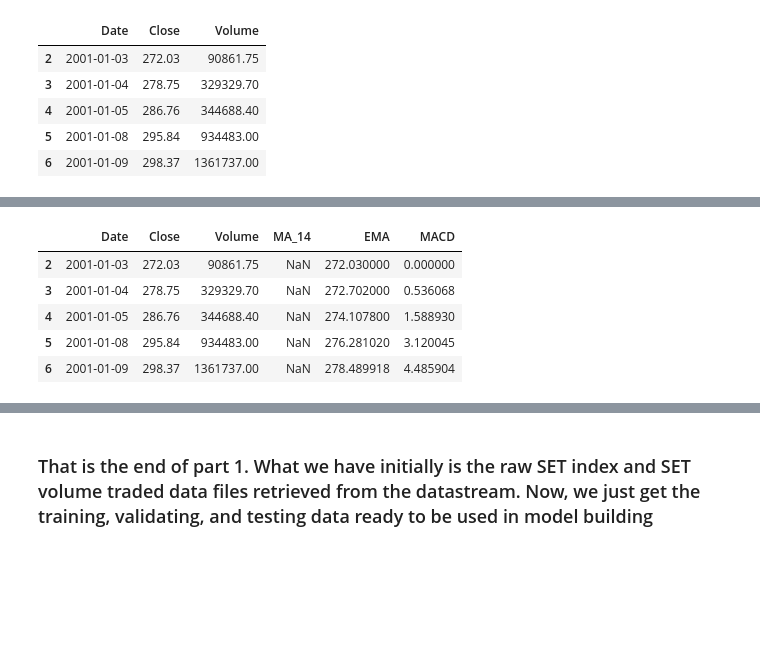
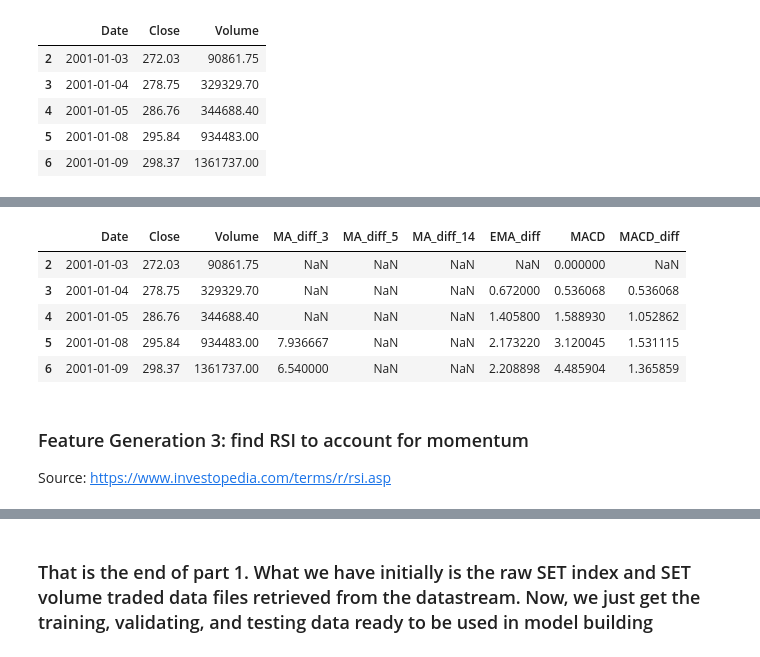
Before and after one commit to GoodDee/Seminar_Project_EE439, a Jupyter notebook: Model_V0.ipynb, the cells around one changed output, grey strips where cells are left out. Saved outputs shown, nothing was run; the diff lists cells and outputs as text; code cells hidden in the pictures; blank space fills up the shorter version.

```diff
--- a/Model_V0.ipynb
+++ b/Model_V0.ipynb
@@ -64,12 +64,3 @@ SET_IDX.head()
 | 4 | 2001-01-05 | 286.76 | 344688.40 |
 | 5 | 2001-01-08 | 295.84 | 934483.00 |
 | 6 | 2001-01-09 | 298.37 | 1361737.00 |
-# %%
-# Feature Generation 1: find 14-day EMA and EMA to extract the trend from the data
-## Source: https://www.datacamp.com/community/tutorials/moving-averages-in-pandas
-## Source: https://pandas.pydata.org/pandas-docs/stable/reference/api/pandas.DataFrame.ewm.html
-
-SET_IDX['MA_14'] = SET_IDX.loc[:,'Close'].rolling(window=14).mean()
-SET_IDX['EMA'] = SET_IDX.loc[:, 'Close'].ewm(span=19, adjust=False).mean()
-
-SET_IDX.head()
@@ -83,3 +66,0 @@ SET_IDX.head()
-# %%
-SET_IDX['MA_5'] = SET_IDX.loc[:,'Close'].rolling(window=3).mean()
-SET_IDX['MA_10'] = SET_IDX.loc[:,'Close'].rolling(window=3).mean()
@@ -85,0 +106,15 @@ SET_IDX['MA_10'] = SET_IDX.loc[:,'Close'].rolling(window=3).mean()
+# %%
+## Here, we generate SMA of 3 periods, 5 periods and 14 periods, together with EMA of alpha around 0.9.
+## We use first-differenced variables into our model.
+
+MA_3 = SET_IDX.loc[:,'Close'].rolling(window=3).mean()
+MA_5 = SET_IDX.loc[:,'Close'].rolling(window=5).mean()
+MA_14 = SET_IDX.loc[:,'Close'].rolling(window=14).mean()
+EMA = SET_IDX.loc[:, 'Close'].ewm(span=19, adjust=False).mean()
+
+SET_IDX['MA_diff_3'] = MA_3.diff()
+SET_IDX['MA_diff_5'] = MA_5.diff()
+SET_IDX['MA_diff_14'] = MA_14.diff()
+SET_IDX['EMA_diff'] = EMA.diff()
+
+SET_IDX.head()
@@ -86,17 +152,21 @@ SET_IDX['MA_10'] = SET_IDX.loc[:,'Close'].rolling(window=3).mean()
 # %%
 # Feature Generation 2: Find MACD and RSI to account for the trend strength
 
 EMA_12 = SET_IDX.loc[:, 'Close'].ewm(span=12, adjust=False).mean()
 EMA_26 = SET_IDX.loc[:, 'Close'].ewm(span=26, adjust=False).mean()
 SET_IDX['MACD'] = EMA_12 - EMA_26
+SET_IDX['MACD_diff'] = SET_IDX['MACD'].diff()
 SET_IDX.head()
 # %% [output]
-|  | Date | Close | Volume | MA_14 | EMA | MACD |
-| 2 | 2001-01-03 | 272.03 | 90861.75 | NaN | 272.030000 | 0.000000 |
-| 3 | 2001-01-04 | 278.75 | 329329.70 | NaN | 272.702000 | 0.536068 |
-| 4 | 2001-01-05 | 286.76 | 344688.40 | NaN | 274.107800 | 1.588930 |
-| 5 | 2001-01-08 | 295.84 | 934483.00 | NaN | 276.281020 | 3.120045 |
-| 6 | 2001-01-09 | 298.37 | 1361737.00 | NaN | 278.489918 | 4.485904 |
+|  | Date | Close | Volume | MA_diff_3 | MA_diff_5 | MA_diff_14 | EMA_diff | MACD | MACD_diff |
+| 2 | 2001-01-03 | 272.03 | 90861.75 | NaN | NaN | NaN | NaN | 0.000000 | NaN |
+| 3 | 2001-01-04 | 278.75 | 329329.70 | NaN | NaN | NaN | 0.672000 | 0.536068 | 0.536068 |
+| 4 | 2001-01-05 | 286.76 | 344688.40 | NaN | NaN | NaN | 1.405800 | 1.588930 | 1.052862 |
+| 5 | 2001-01-08 | 295.84 | 934483.00 | 7.936667 | NaN | NaN | 2.173220 | 3.120045 | 1.531115 |
+| 6 | 2001-01-09 | 298.37 | 1361737.00 | 6.540000 | NaN | NaN | 2.208898 | 4.485904 | 1.365859 |
+# %% [markdown]
+### Feature Generation 3: find RSI to account for momentum
+Source: https://www.investopedia.com/terms/r/rsi.asp
 # %%
 ## Define a custom function for calculating RSI
 ## Source: https://stackoverflow.com/a/29400434
```
Also changed, not shown: parts of 43 cells of this notebook.
